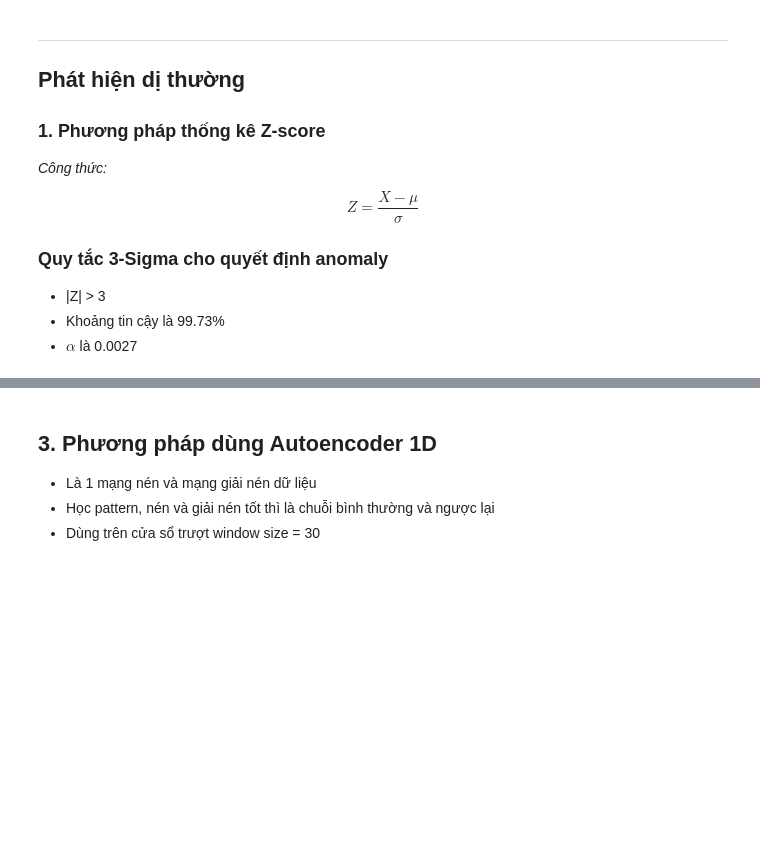
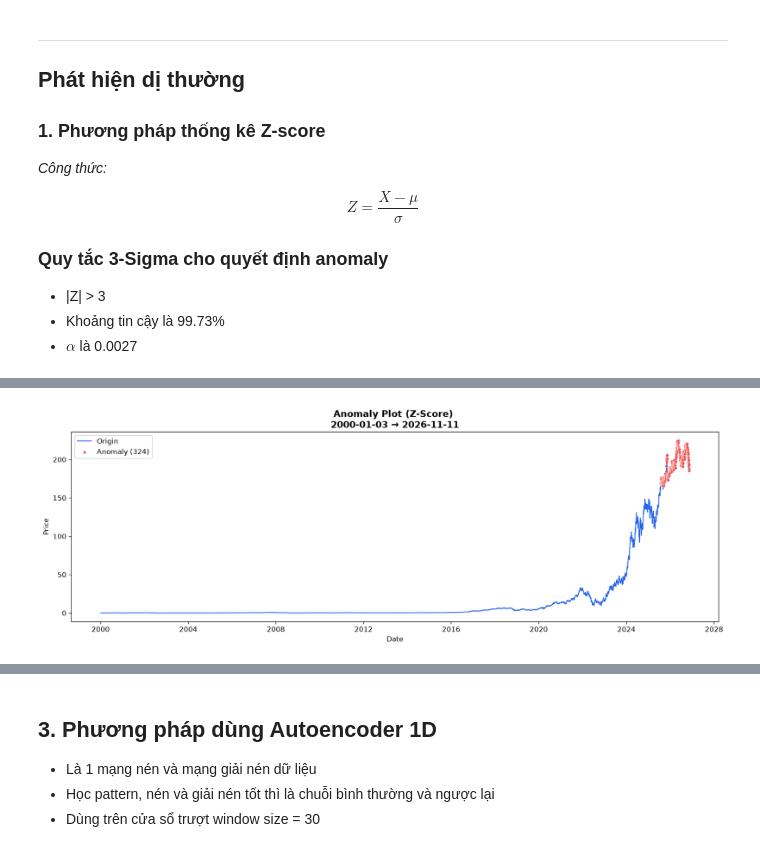
Before and after one commit to Quanbro07/data-mining, a Jupyter notebook: part_a.ipynb, the cells around one changed output, grey strips where cells are left out. Cells and saved outputs as stored; diff of their text form; code cells hidden in the pictures; blank space fills up the shorter version.

```diff
--- a/part_a.ipynb
+++ b/part_a.ipynb
@@ -1602,0 +1669,5 @@ dtype: float64
+# %%
+plot_anomaly(deseasonalized, anomaly_z_score, "Z-Score")
+# Z Score
+# %% [output]
+[figure, added]
```
Also changed, not shown: parts of 51 cells of this notebook.
